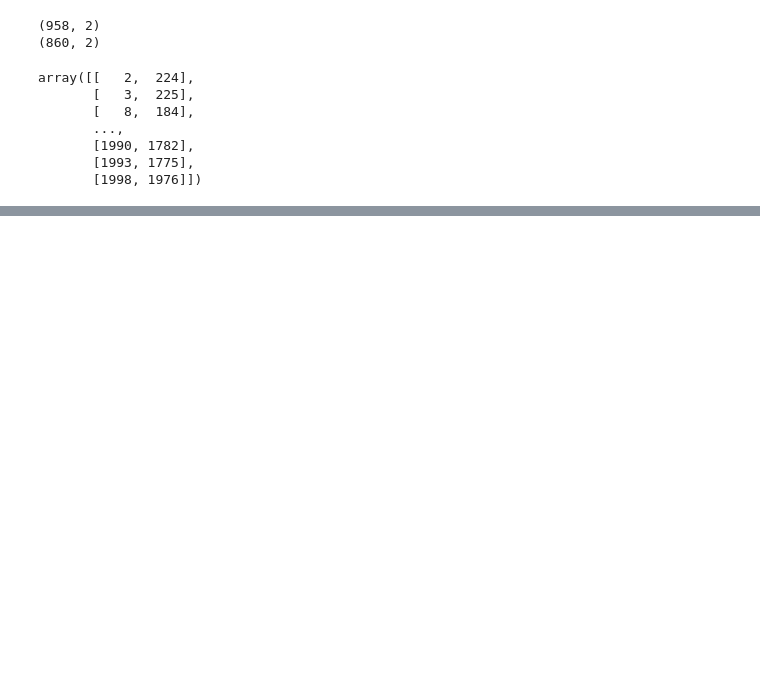
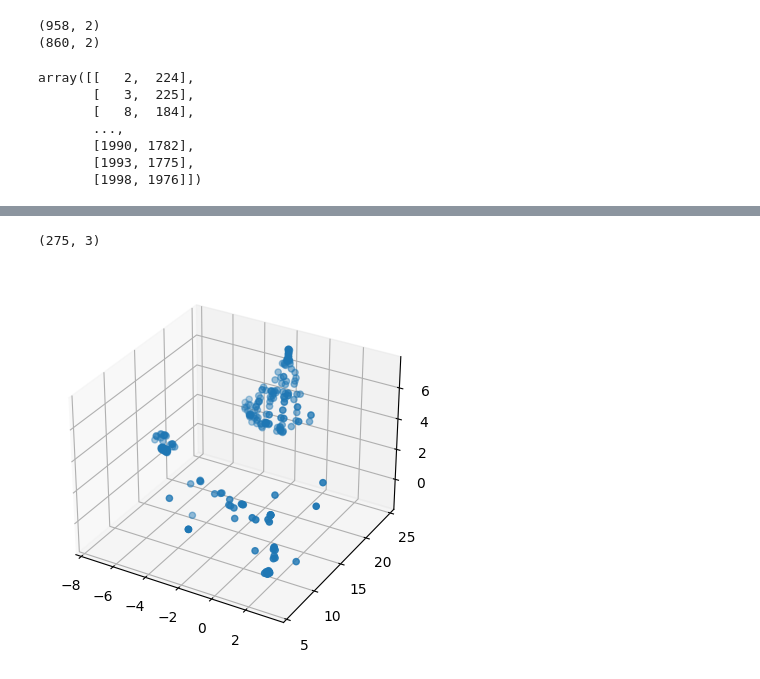
Before and after one commit to gaiaCasotto/ComputerVision, a Jupyter notebook: ex11-12.ipynb, the cells around one changed output, grey strips where cells are left out. Cells and saved outputs as stored; diff of their text form; code cells hidden in the pictures; blank space fills up the shorter version.

```diff
--- a/ex11-12.ipynb
+++ b/ex11-12.ipynb
@@ -242,0 +190,29 @@ error: OpenCV(4.9.0) :-1: error: (-5:Bad argument) in function 'recoverPose'
+# %%
+#already have R and t, but recalculate them with the points that actually match
+
+#P = K @ [R|t]
+P1 = K @ np.hstack((np.eye(3), np.zeros((3,1))))#camera 1 is at the origin
+P2 = K @ np.hstack((R1, t1.reshape(3,1)))
+
+Q4d = cv2.triangulatePoints(P1, P2, points0_matched.T, points1_matched.T)
+Q3d = Q4d[:3]/Q4d[3] #3 x n
+
+
+print(points0_matched.shape)
+
+print((Q3d).shape)
+
+#Using the 2D positions in image 2, estimate the pose of image 2 with RANSAC. Use cv2.solvePnPRansac to do this
+distCoeffs = np.zeros(5)
+success, rvec, tvec, inliers = cv2.solvePnPRansac(Q3d.T, points2_matched, K, distCoeffs)
+
+
+if success:
+    print("Rotation Vector:\n", rvec)
+    print("Translation Vector:\n", tvec)
+    print("Inliers:\n", inliers.shape)
+else:
+    print("Pose estimation failed.")
+    print("Rotation Vector:\n", rvec)
+    print("Translation Vector:\n", tvec)
+    print("Inliers:\n", inliers)
@@ -242,0 +232,14 @@ error: OpenCV(4.9.0) :-1: error: (-5:Bad argument) in function 'recoverPose'
+# %%
+((Q3d[inliers.flatten()])).shape
+# %% [output]
+(275, 3)
+# %%
+figure = plt.figure()
+ax = figure.add_subplot(projection='3d')
+points_show = (Q3d.T[inliers.flatten()]).T
+points_show[[1,2], :] = points_show[[2,1], :]
+points_show[2, :] *= -1
+ax.scatter(*(points_show))
+plt.show()
+# %% [output]
+[figure, added]
```
Also changed, not shown: parts of 7 cells of this notebook, 58 other files.
